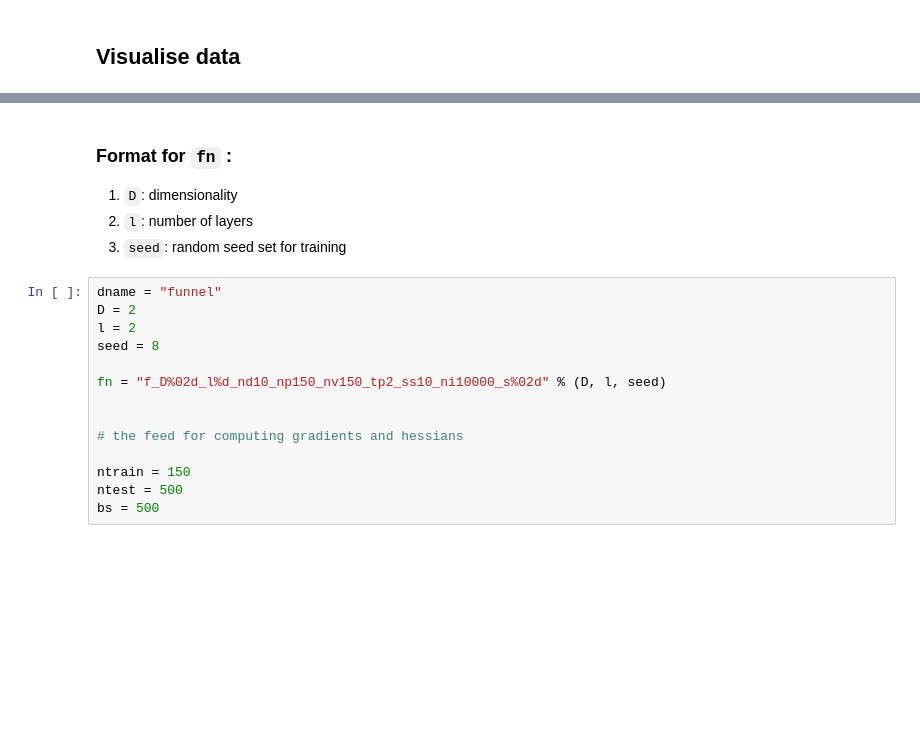
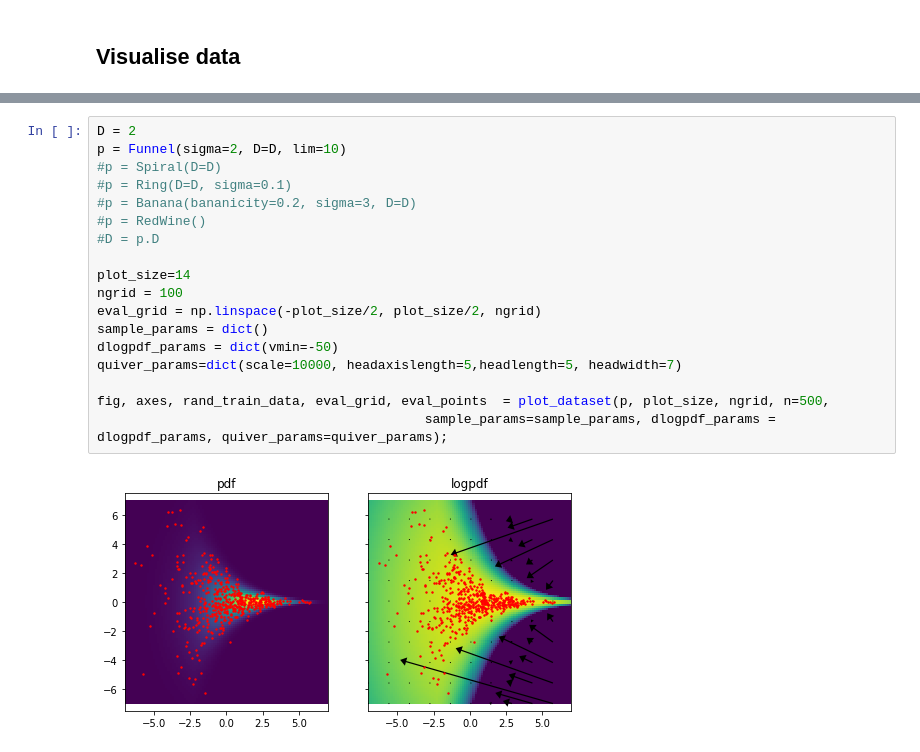
Before and after one commit to kevin-w-li/deep-kexpfam, a Jupyter notebook: load_model.ipynb, the cells around one changed output, grey strips where cells are left out. Drawn from its saved outputs; the diff is of its cells as text; blank space fills up the shorter version.

```diff
--- a/load_model.ipynb
+++ b/load_model.ipynb
@@ -53,19 +22,20 @@ ax.set_title("logpdf")
-# %% [markdown]
-### Format for `fn` :
-1. `D`: dimensionality
-1. `l`: number of layers
-1. `seed`: random seed set for training
-# %%
-dname = "funnel"
-D = 2
-l = 2
-seed = 8
-
-fn = "f_D%02d_l%d_nd10_np150_nv150_tp2_ss10_ni10000_s%02d" % (D, l, seed)
-
-
-# the feed for computing gradients and hessians
-
-ntrain = 150
-ntest = 500
-bs = 500
+# %%
+D = 2
+p = Funnel(sigma=2, D=D, lim=10)
+#p = Spiral(D=D)
+#p = Ring(D=D, sigma=0.1)
+#p = Banana(bananicity=0.2, sigma=3, D=D)
+#p = RedWine()
+#D = p.D
+
+plot_size=14
+ngrid = 100
+eval_grid = np.linspace(-plot_size/2, plot_size/2, ngrid)
+sample_params = dict()
+dlogpdf_params = dict(vmin=-50)
+quiver_params=dict(scale=10000, headaxislength=5,headlength=5, headwidth=7)
+
+fig, axes, rand_train_data, eval_grid, eval_points  = plot_dataset(p, plot_size, ngrid, n=500,
+                                          sample_params=sample_params, dlogpdf_params = dlogpdf_params, quiver_params=quiver_params);
+# %% [output]
+[figure, added]
```
Also changed, not shown: parts of 12 cells of this notebook, 36 other files.
